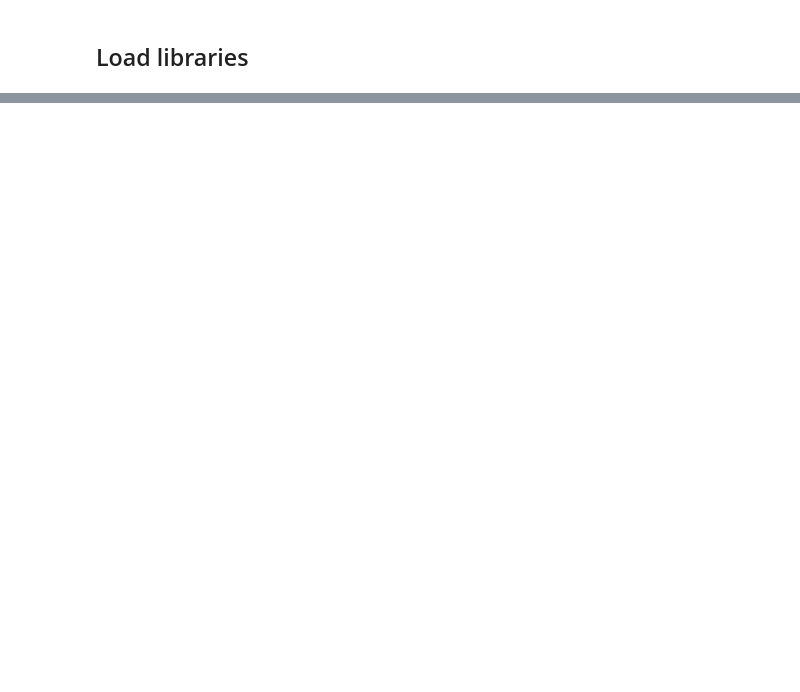
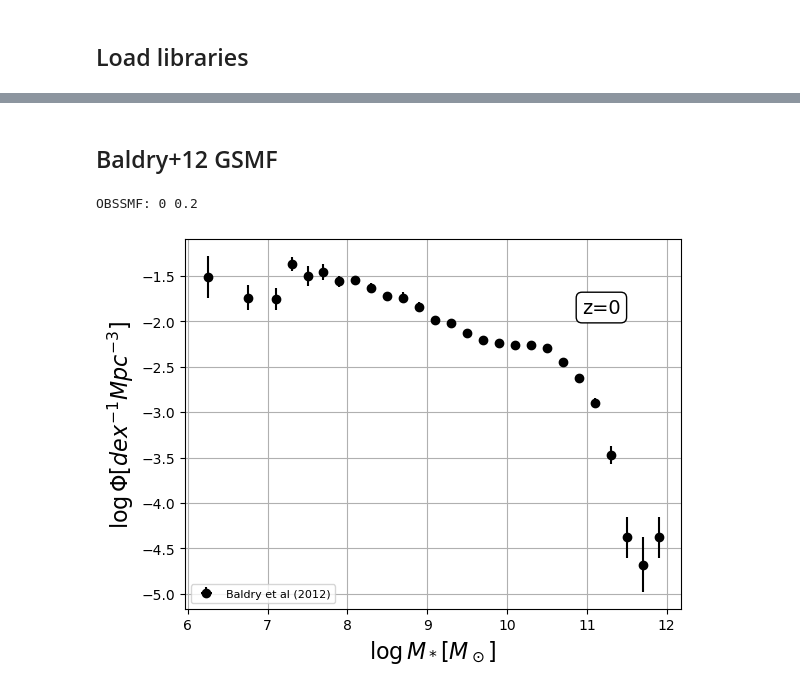
Before and after one commit to rennehan/swiftcalibration, a Jupyter notebook: scripts/gen_obs_data.ipynb, the cells around one changed output, grey strips where cells are left out. Saved outputs shown, nothing was run; the diff lists cells and outputs as text; code cells hidden in the pictures; blank space fills up the shorter version.

```diff
--- a/scripts/gen_obs_data.ipynb
+++ b/scripts/gen_obs_data.ipynb
@@ -126,0 +33,2 @@ processed.write(filename=output_path)
+# %% [markdown]
+## Baldry+12 GSMF
@@ -126,0 +47,16 @@ processed.write(filename=output_path)
+# %%
+smf = SMF(save_data['gsmf']['baldry12']['z'], name='BalSMF')
+
+save_data['gsmf']['baldry12']['observables']['log_data'] = {
+    'x':smf.x * unyt.Solar_Mass,
+    'xerr':np.zeros(len(smf.x)) * unyt.Solar_Mass,
+    'y':smf.y * unyt.Mpc**(-3),
+    'yerr':smf.yerr * unyt.Mpc**(-3),
+    'x_label':'log(Mstar)',
+    'y_label':'log(Phi)',
+    'plot_as':'points',
+    'name':'GSMF from GAMA',
+    'comment':f'Assuming Chabrier (2003) IMF. h-corrected for SWIFT using cosmology: %s.' % save_data['gsmf']['baldry12']['cosmology'].name,
+}
+# %% [output]
+OBSSMF: 0 0.2
@@ -126,0 +100,28 @@ processed.write(filename=output_path)
+# %%
+# Plot
+name = 'baldry12'
+
+save_data['gsmf'][name]['observables']['log_data']
+
+plt.errorbar(save_data['gsmf'][name]['observables']['log_data']['x'],
+             save_data['gsmf'][name]['observables']['log_data']['y'],
+             xerr=save_data['gsmf'][name]['observables']['log_data']['xerr'],
+             yerr=save_data['gsmf'][name]['observables']['log_data']['yerr'],
+             fmt='o', label=save_data['gsmf'][name]['citation'], zorder=100, color='k')
+
+
+#if smf.cond and z<0.2: plt.errorbar(smf.x, np.log10((10**smf.y)*bin_width), yerr=smf.yerr, fmt='o', label=smf.name, zorder=100, color='k')
+# if baldry12_smf.cond and baldry12_z<0.2: plt.errorbar(baldry12_smf.x, baldry12_smf.y, yerr=baldry12_smf.yerr, fmt='o', label=baldry12_smf.name, zorder=100, color='k')
+
+# plt.plot(baldry12_logM_ax, baldry12_Phi_schechter, ls='-',label='Schechter Fit')
+
+plt.grid()
+plt.legend(loc='lower left', prop={'size': 8},fontsize=10)
+#plt.annotate('z=%g'%np.round(objs[j].simulation.redshift,0), xy=(0.8, 0.8), xycoords='axes fraction',size=14,bbox=dict(boxstyle="round", fc="w"))
+plt.annotate('z=%g'%np.round(save_data['gsmf'][name]['z'],0), xy=(0.8, 0.8), xycoords='axes fraction',size=14,bbox=dict(boxstyle="round", fc="w"))
+plt.ylabel(r'$\log \Phi [dex^{-1}Mpc^{-3}$]',fontsize=16)
+#if irow == nrowmax-1: ax0.set_xlabel(r'$\log M_* [M_\odot]$',fontsize=16)
+plt.xlabel(r'$\log M_* [M_\odot]$',fontsize=16)
+plt.show()
+# %% [output]
+[figure, added]
```
Also changed, not shown: parts of 97 cells of this notebook, 35 other files.
